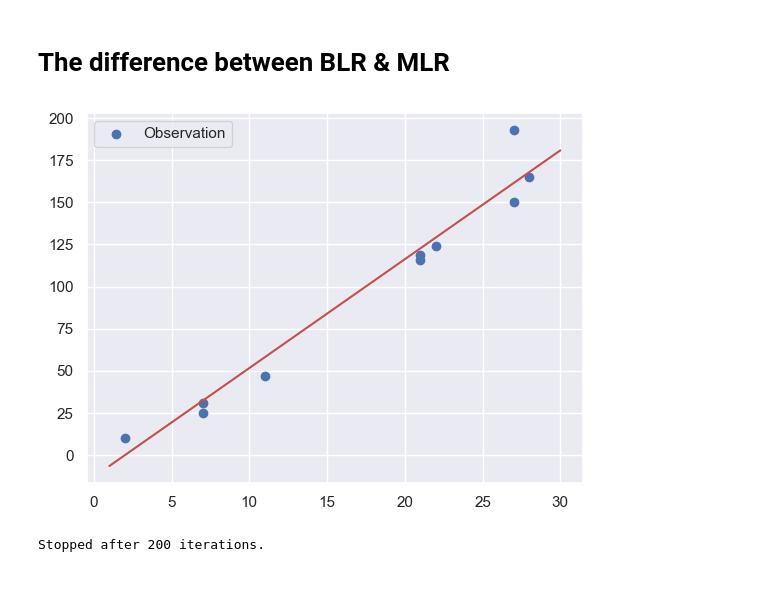
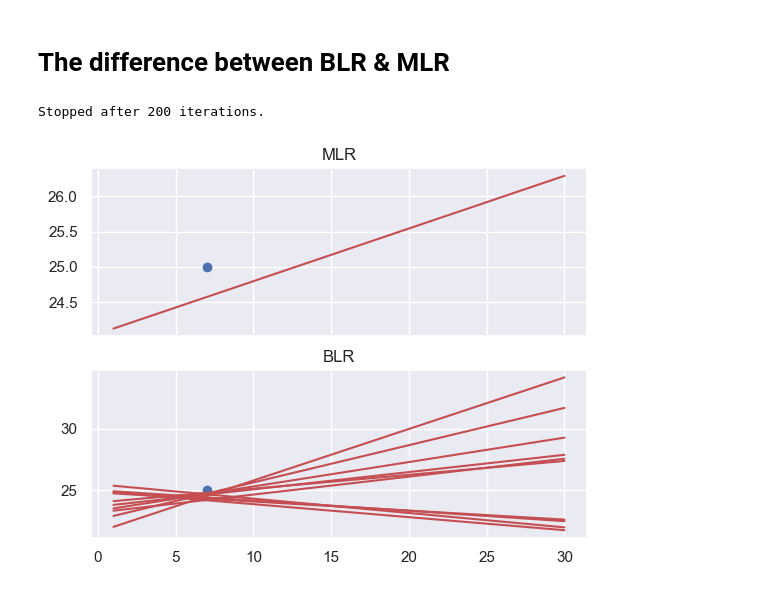
Before and after one commit to huang0520/1112_MachineLearning, a Jupyter notebook: HW3/HW3.ipynb, the cells around one changed output. Saved outputs shown, nothing was run; the diff lists cells and outputs as text; code cells hidden in the pictures.

Commit message:
Add difference observation part

```diff
--- a/HW3/HW3.ipynb
+++ b/HW3/HW3.ipynb
@@ -315,25 +315,34 @@ calMSE(y_pred, y_test)
 # %% [markdown]
 # The difference between BLR & MLR
 # %%
-num_observation = 10
+num_observation = 1
 # %%
 y_MLR_single = MLR(
     x_train[:num_observation], y_train[:num_observation], x_test, 0.1
 )
+
+y_BLR_single, y_samples_single = BLR(
+    x_train[:num_observation], y_train[:num_observation].reshape(-1, 1), x_test
+)
+# %% [output]
+Stopped after 200 iterations.
 # %%
-fig, ax = plt.subplots()
+fig, ax = plt.subplots(2, 1, sharex=True)
 
-plot_OLS(ax, x_test[:, 3], y_MLR_single, c="r")
-ax.scatter(
+plot_OLS(ax[0], x_test[:, 3], y_MLR_single, c="r")
+ax[0].scatter(
     x_train[:num_observation, 3], y_train[:num_observation], label="Observation"
 )
-ax.legend()
+ax[0].set_title("MLR")
+
+for sample in y_samples_single.T:
+    plot_OLS(
+        ax[1], x_test[:, 3], sample, c="r", label="Bayesian Posterior Fits"
+    )
+ax[1].scatter(
+    x_train[:num_observation, 3], y_train[:num_observation], label="Observation"
+)
+ax[1].set_title("BLR")
 plt.show()
 # %% [output]
-[figure, old version]
+[figure, new version]
-# %%
-y_BLR_single, y_samples_single = BLR(
-    x_train[:num_observation], y_train[:num_observation].reshape(-1, 1), x_test
-)
-# %% [output]
-Stopped after 200 iterations.
```
Also changed, not shown: parts of 2 cells of this notebook.
